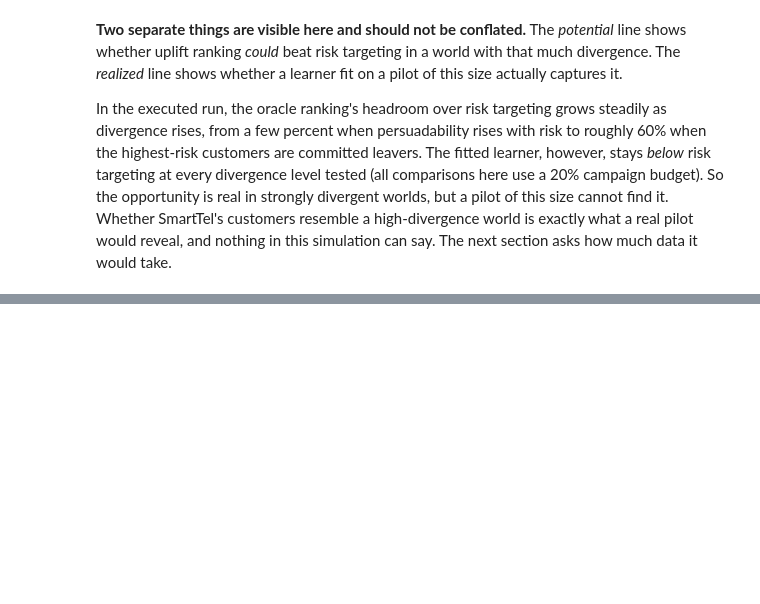
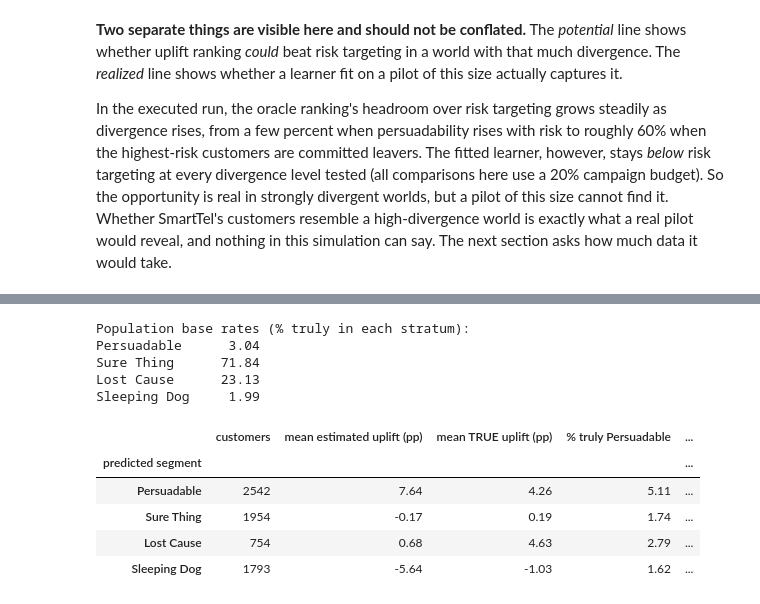
Before and after one commit to danielowuor/Customer-Retention-Intelligence-System, a Jupyter notebook: notebooks/05_uplift_modeling.ipynb, the cells around one changed output, grey strips where cells are left out. Saved outputs shown, nothing was run; the diff lists cells and outputs as text; code cells hidden in the pictures; blank space fills up the shorter version.

```diff
--- a/notebooks/05_uplift_modeling.ipynb
+++ b/notebooks/05_uplift_modeling.ipynb
@@ -529,0 +735,34 @@ In the executed run, the oracle ranking's headroom over risk targeting grows ste
+# %%
+true_strata = pd.Series(true_stratum)
+base_share = true_strata.value_counts(normalize=True)
+
+rows = []
+for seg in SEGMENT_ORDER:
+    mask = (segment == seg).to_numpy()
+    comp = true_strata[mask].value_counts(normalize=True).reindex(SEGMENT_ORDER).fillna(0)
+    rows.append({
+        "predicted segment": seg,
+        "customers": int(mask.sum()),
+        "mean estimated uplift (pp)": 100 * uplift_oof[mask].mean(),
+        "mean TRUE uplift (pp)": 100 * tau_true[mask].mean(),
+        **{f"% truly {s}": 100 * comp[s] for s in SEGMENT_ORDER},
+        "enrichment of own type": comp[seg] / base_share[seg] if base_share[seg] > 0 else np.nan,
+    })
+
+validation = pd.DataFrame(rows).set_index("predicted segment")
+print("Population base rates (% truly in each stratum):")
+print((100 * base_share.reindex(SEGMENT_ORDER)).round(2).to_string())
+print()
+validation.round(2)
+# %% [output]
+Population base rates (% truly in each stratum):
+Persuadable      3.04
+Sure Thing      71.84
+Lost Cause      23.13
+Sleeping Dog     1.99
+|  | customers | mean estimated uplift (pp) | mean TRUE uplift (pp) | % truly Persuadable | ... |
+| predicted segment |  |  |  |  | ... |
+| Persuadable | 2542 | 7.64 | 4.26 | 5.11 | ... |
+| Sure Thing | 1954 | -0.17 | 0.19 | 1.74 | ... |
+| Lost Cause | 754 | 0.68 | 4.63 | 2.79 | ... |
+| Sleeping Dog | 1793 | -5.64 | -1.03 | 1.62 | ... |
```
Also changed, not shown: parts of 24 cells of this notebook.
